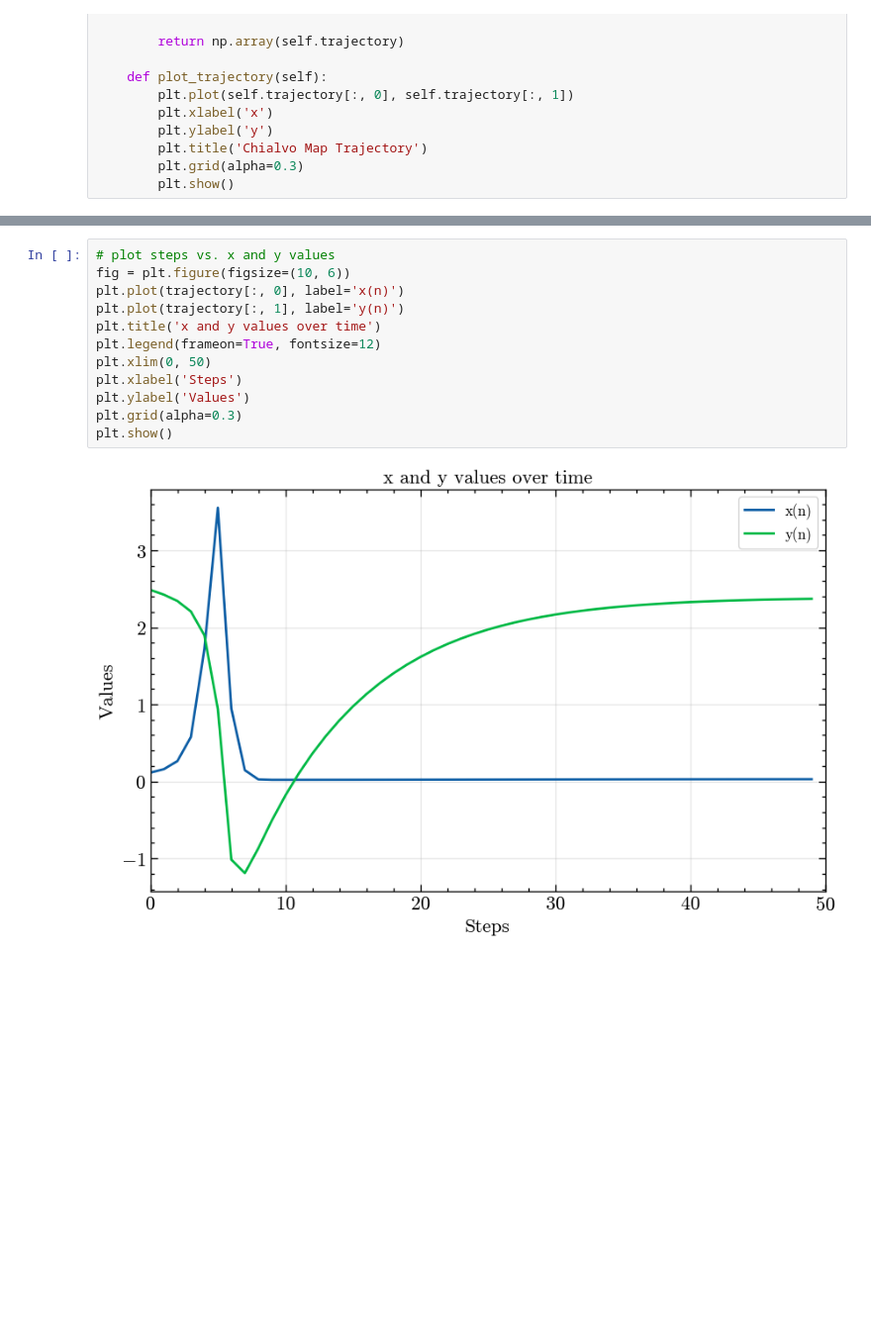
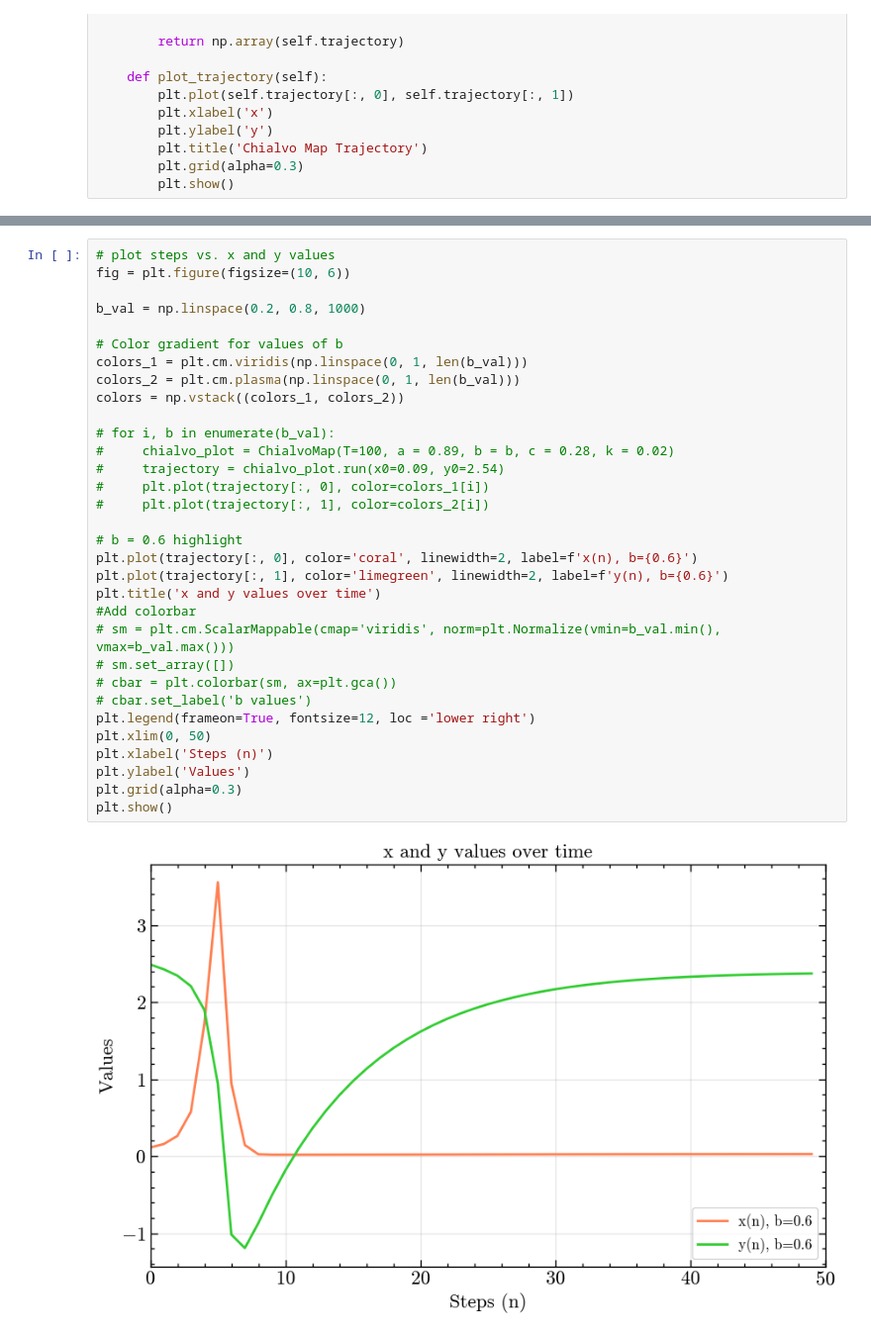
Before and after one commit to alanPalma25/complex_systems, a Jupyter notebook: final_project/chialvo_map.ipynb, the cells around one changed output, grey strips where cells are left out. Shown at 99% size. Saved outputs shown, nothing was run; the diff lists cells and outputs as text; blank space fills up the shorter version.

Commit message:
update chialvo map notebook

```diff
--- a/final_project/chialvo_map.ipynb
+++ b/final_project/chialvo_map.ipynb
@@ -198,16 +230,36 @@ chialvo.plot_trajectory()
 # %%
 # plot steps vs. x and y values
 fig = plt.figure(figsize=(10, 6))
-plt.plot(trajectory[:, 0], label='x(n)')
-plt.plot(trajectory[:, 1], label='y(n)')
+
+b_val = np.linspace(0.2, 0.8, 1000)
+
+# Color gradient for values of b
+colors_1 = plt.cm.viridis(np.linspace(0, 1, len(b_val)))
+colors_2 = plt.cm.plasma(np.linspace(0, 1, len(b_val)))
+colors = np.vstack((colors_1, colors_2))
+
+# for i, b in enumerate(b_val):
+#     chialvo_plot = ChialvoMap(T=100, a = 0.89, b = b, c = 0.28, k = 0.02)
+#     trajectory = chialvo_plot.run(x0=0.09, y0=2.54)
+#     plt.plot(trajectory[:, 0], color=colors_1[i])
+#     plt.plot(trajectory[:, 1], color=colors_2[i])
+
+# b = 0.6 highlight
+plt.plot(trajectory[:, 0], color='coral', linewidth=2, label=f'x(n), b={0.6}')
+plt.plot(trajectory[:, 1], color='limegreen', linewidth=2, label=f'y(n), b={0.6}')
 plt.title('x and y values over time')
-plt.legend(frameon=True, fontsize=12)
+#Add colorbar
+# sm = plt.cm.ScalarMappable(cmap='viridis', norm=plt.Normalize(vmin=b_val.min(), vmax=b_val.max()))
+# sm.set_array([])
+# cbar = plt.colorbar(sm, ax=plt.gca())
+# cbar.set_label('b values')
+plt.legend(frameon=True, fontsize=12, loc ='lower right')
 plt.xlim(0, 50)
-plt.xlabel('Steps')
+plt.xlabel('Steps (n)')
 plt.ylabel('Values')
 plt.grid(alpha=0.3)
 plt.show()
 # %% [output]
-[figure, old version]
+[figure, new version]
 # %% [markdown]
 I already show that $x_f=0$ is a fixed point, so we set the IC of the y (recovery) variable to its fixed value and we vary a litle bit x to see how the system evolves.
```
Also changed, not shown: parts of 18 cells of this notebook.
